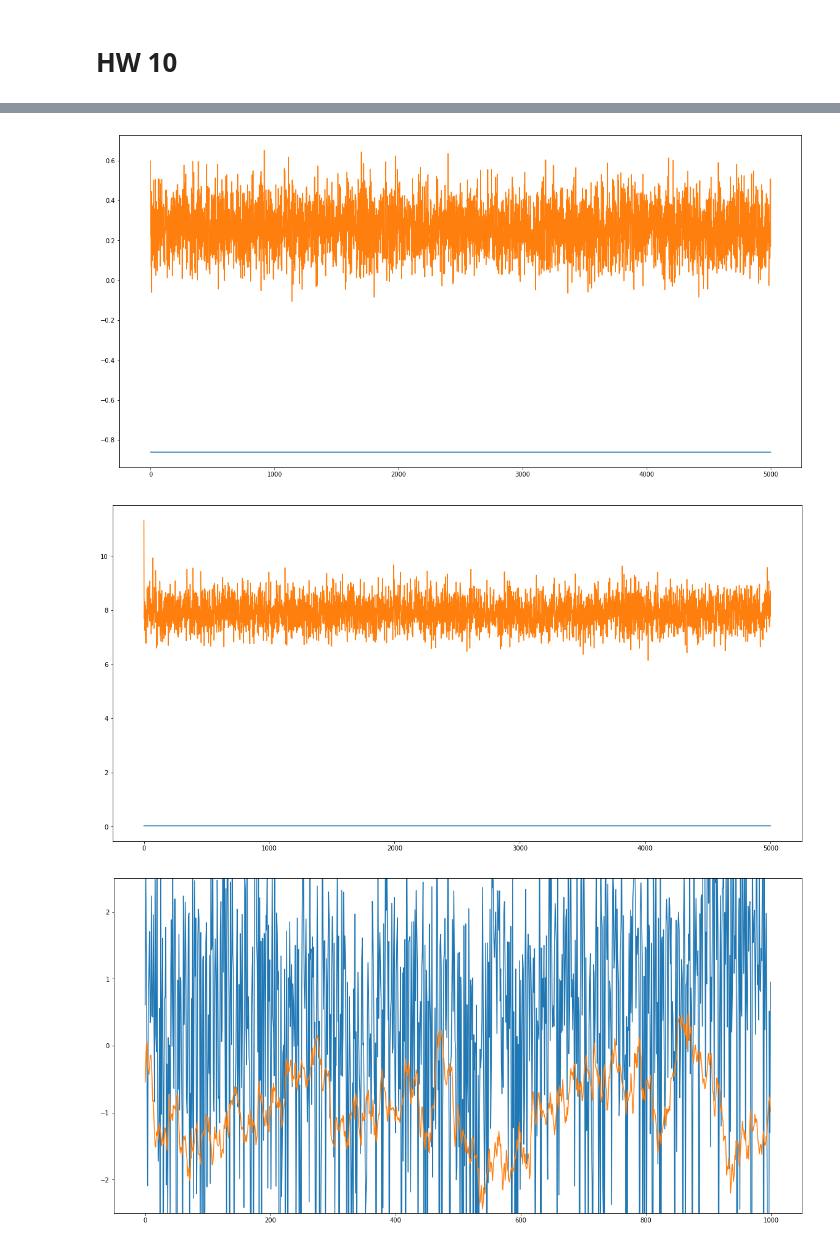
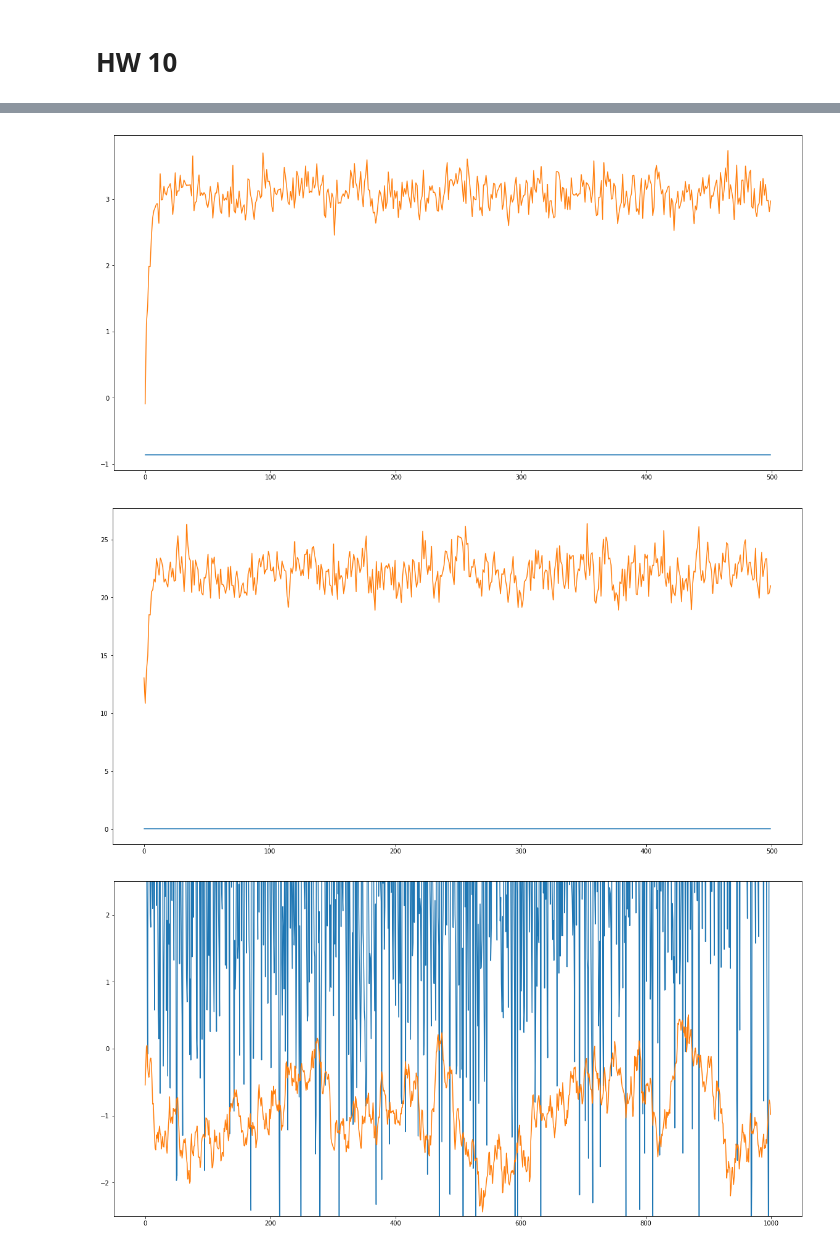
Before and after one commit to keiikegami/BayesHW9-10, a Jupyter notebook: HW8, HW9 and HW10.ipynb, the cells around one changed output, grey strips where cells are left out. Saved outputs shown, nothing was run; the diff lists cells and outputs as text; code cells hidden in the pictures.

```diff
--- a/HW8, HW9 and HW10.ipynb
+++ b/HW8, HW9 and HW10.ipynb
@@ -291,12 +291,12 @@ def FFBS2(nsim, vy, mF, vV, amG, amW, vm0, mC0):
 
     return amb
 # %%
-np.random.seed(23)
+np.random.seed(123)
 # prepare
 vy = pd.read_csv("sv_simdata.csv").values[0][1:]
 nT = vy.shape[0]
 vy = np.array([np.log(i**2) for i in vy])
-nsim = 5000
+nsim = 500
 nburn = 1000
 dC0 = 2
 
@@ -375,8 +375,8 @@ for i in range(nsim):
     # sampling latent
     for t in range(nT):
         vp = [vp_mix[k] * np.exp(-(vy_star[t] - vm_mix[k] - vh_star[t])**2/(2 * vv2_mix[k])) for k in range(nK)]
-        newvp = [p/sum(vp) for p in vp]
-        vs[t] = np.random.choice(len(vp_mix), 1, p=vp_mix)
+        newvp = [p[0][0]/sum(vp)[0][0] for p in vp]
+        vs[t] = np.random.choice(len(newvp), 1, p=newvp)
 
     # store
     if i >= 0:
@@ -400,7 +400,7 @@ plt.plot(truemu)
 plt.plot(vmu)
 plt.show()
 # %% [output]
-[figure, old version]
+[figure, new version]
 # %%
 truesig = np.ones(nsim)*0.15**2
 plt.figure(figsize=(20, 10))
@@ -408,16 +408,19 @@ plt.plot(truesig)
 plt.plot(vsig2)
 plt.show()
 # %% [output]
-[figure, old version]
+[figure, new version]
 # %%
+df = pd.read_csv("sv_truevol.csv")
+truevol = df.values[0][1:]
+
 result = np.zeros(nT)
 for t in range(nT):
-    result[t] = np.mean(mh[nburn:, t])
+    result[t] = np.mean(mh[100:, t])
 
 plt.figure(figsize=(20, 10))
 plt.plot(result)
 plt.plot(truevol)
 plt.ylim(-2.5, 2.5)
 plt.show()
 # %% [output]
-[figure, old version]
+[figure, new version]
```
Also changed, not shown: parts of 1 cell of this notebook.
